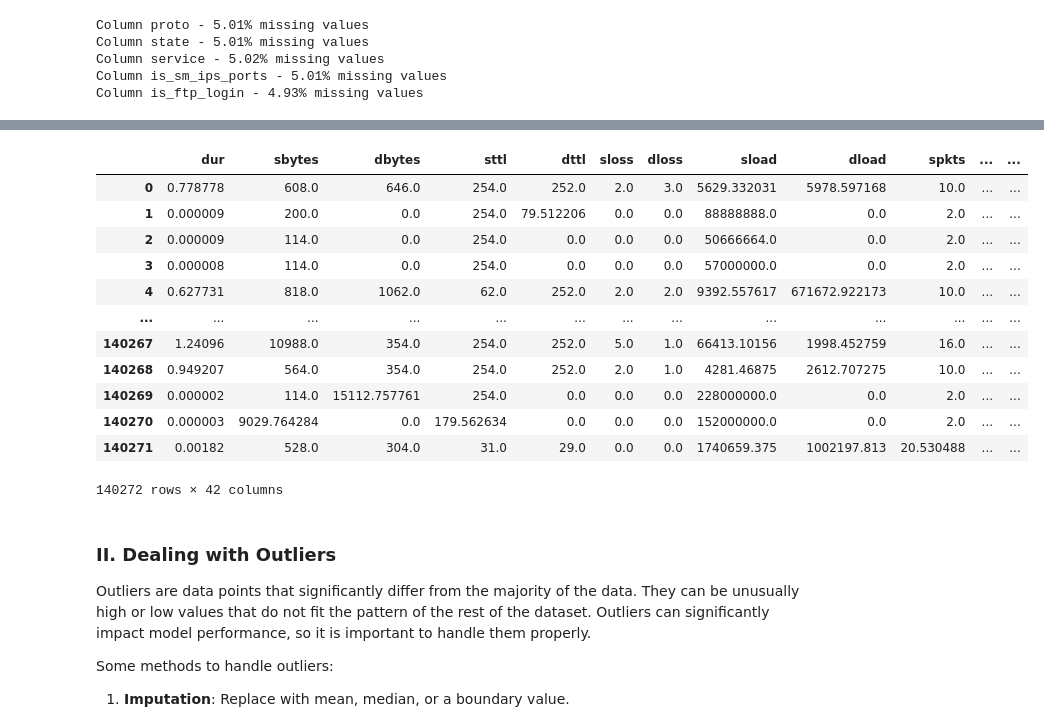
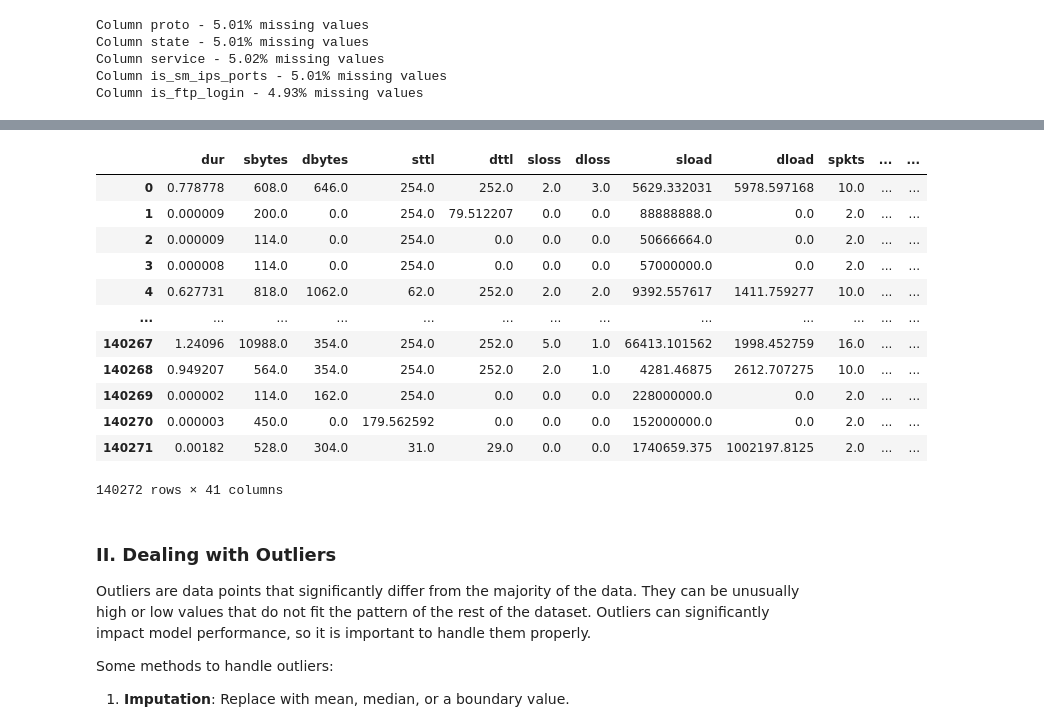
Before and after one commit to b33rk/Tubes2-AI, a Jupyter notebook: IF3170 Artificial Intelligence _ Tugas Besar 2 Notebook Template.ipynb, the cells around one changed output, grey strips where cells are left out. Saved outputs shown, nothing was run; the diff lists cells and outputs as text; code cells hidden in the pictures.

```diff
--- a/IF3170 Artificial Intelligence _ Tugas Besar 2 Notebook Template.ipynb
+++ b/IF3170 Artificial Intelligence _ Tugas Besar 2 Notebook Template.ipynb
@@ -130,0 +150,2 @@ df_test.drop('label',axis=1, inplace=True)
+# %%
+df_train = reduce_mem_usage(df_train)
@@ -149,6 +170,13 @@ num_columns = [x for x in df_train.columns if x not in cat_columns and x not in
 # %%
 X_train = df_train.drop(target_columns, axis=1)
 y_train = df_train[target_columns]
+# %%
+X_train.drop('id', axis=1, inplace=True)
+# %%
+cat_columns = metadata['Name'].loc[(metadata['Type '] == 'nominal') | (metadata['Type '] == 'binary') | (metadata['Type '] == 'Binary')].values
+indices_to_remove = [i for i, val in enumerate(cat_columns) if val in target_columns or val == 'label']
+cat_columns = np.delete(cat_columns, indices_to_remove)
+num_columns = [x for x in X_train.columns if x not in cat_columns]
 # %%
 X_train, X_val, y_train, y_val = train_test_split(X_train, y_train, test_size=0.2, random_state=42)
 # %% [markdown]
@@ -264,27 +316,57 @@ ackdat : 5.705092418839836
+# %%
+class NumMissingValueHandler(BaseEstimator, TransformerMixin):
+    def __init__(self, type = 1, n_neighbors = 50):
+        self.type = type
+        self.n_neighbors = n_neighbors
+        return
+
+    def fit(self, X, y=None):
+        return self
+
+    def transform(self, X, y=None):
+        if not isinstance(X, pd.DataFrame):
+            X = pd.DataFrame(X)
+
+        if (self.type == 1):
+            skewness = X.skew()
+
+            mean_imputer = SimpleImputer(strategy='mean')
+            median_imputer = SimpleImputer(strategy='median')
+
+            for column in X.columns:
+                if skewness[column] < 1:
+                    X[column] = mean_imputer.fit_transform(X[[column]])
+                else:
+                    X[column] = median_imputer.fit_transform(X[[column]])
+        elif (self.type == 2):
+            knn_imputer = KNNImputer(n_neighbors=self.n_neighbors)
+            X = pd.DataFrame(knn_imputer.fit_transform(X), columns=X.columns)
+
+        return X
 # %%
 missingVal_pipeline = ColumnTransformer([
- ("num", SimpleImputer(strategy='median'), num_columns),
- ("cat", SimpleImputer(strategy='most_frequent'), cat_columns)
+ ("num", NumMissingValueHandler(), num_columns),
+ ("cat", CatMissingValueHandler(), cat_columns)
 ])
 
 # m for missing
 m_X_train = missingVal_pipeline.fit_transform(X_train)
 m_X_train_df = pd.DataFrame(m_X_train, columns=list(num_columns) + list(cat_columns))
 m_X_train_df
 # %% [output]
 |  | dur | sbytes | dbytes | sttl | dttl | sloss | dloss | sload | dload | spkts | ... | ... |
 | 0 | 0.778778 | 608.0 | 646.0 | 254.0 | 252.0 | 2.0 | 3.0 | 5629.332031 | 5978.597168 | 10.0 | ... | ... |
-| 1 | 0.000009 | 200.0 | 0.0 | 254.0 | 79.512206 | 0.0 | 0.0 | 88888888.0 | 0.0 | 2.0 | ... | ... |
+| 1 | 0.000009 | 200.0 | 0.0 | 254.0 | 79.512207 | 0.0 | 0.0 | 88888888.0 | 0.0 | 2.0 | ... | ... |
 | 2 | 0.000009 | 114.0 | 0.0 | 254.0 | 0.0 | 0.0 | 0.0 | 50666664.0 | 0.0 | 2.0 | ... | ... |
 | 3 | 0.000008 | 114.0 | 0.0 | 254.0 | 0.0 | 0.0 | 0.0 | 57000000.0 | 0.0 | 2.0 | ... | ... |
-| 4 | 0.627731 | 818.0 | 1062.0 | 62.0 | 252.0 | 2.0 | 2.0 | 9392.557617 | 671672.922173 | 10.0 | ... | ... |
+| 4 | 0.627731 | 818.0 | 1062.0 | 62.0 | 252.0 | 2.0 | 2.0 | 9392.557617 | 1411.759277 | 10.0 | ... | ... |
 | ... | ... | ... | ... | ... | ... | ... | ... | ... | ... | ... | ... | ... |
-| 140267 | 1.24096 | 10988.0 | 354.0 | 254.0 | 252.0 | 5.0 | 1.0 | 66413.10156 | 1998.452759 | 16.0 | ... | ... |
+| 140267 | 1.24096 | 10988.0 | 354.0 | 254.0 | 252.0 | 5.0 | 1.0 | 66413.101562 | 1998.452759 | 16.0 | ... | ... |
 | 140268 | 0.949207 | 564.0 | 354.0 | 254.0 | 252.0 | 2.0 | 1.0 | 4281.46875 | 2612.707275 | 10.0 | ... | ... |
-| 140269 | 0.000002 | 114.0 | 15112.757761 | 254.0 | 0.0 | 0.0 | 0.0 | 228000000.0 | 0.0 | 2.0 | ... | ... |
-| 140270 | 0.000003 | 9029.764284 | 0.0 | 179.562634 | 0.0 | 0.0 | 0.0 | 152000000.0 | 0.0 | 2.0 | ... | ... |
-| 140271 | 0.00182 | 528.0 | 304.0 | 31.0 | 29.0 | 0.0 | 0.0 | 1740659.375 | 1002197.813 | 20.530488 | ... | ... |
+| 140269 | 0.000002 | 114.0 | 162.0 | 254.0 | 0.0 | 0.0 | 0.0 | 228000000.0 | 0.0 | 2.0 | ... | ... |
+| 140270 | 0.000003 | 450.0 | 0.0 | 179.562592 | 0.0 | 0.0 | 0.0 | 152000000.0 | 0.0 | 2.0 | ... | ... |
+| 140271 | 0.00182 | 528.0 | 304.0 | 31.0 | 29.0 | 0.0 | 0.0 | 1740659.375 | 1002197.8125 | 2.0 | ... | ... |
-140272 rows × 42 columns
+140272 rows × 41 columns
 # %% [markdown]
 ### II. Dealing with Outliers
 
```
Also changed, not shown: parts of 30 cells of this notebook, 5 other files.
